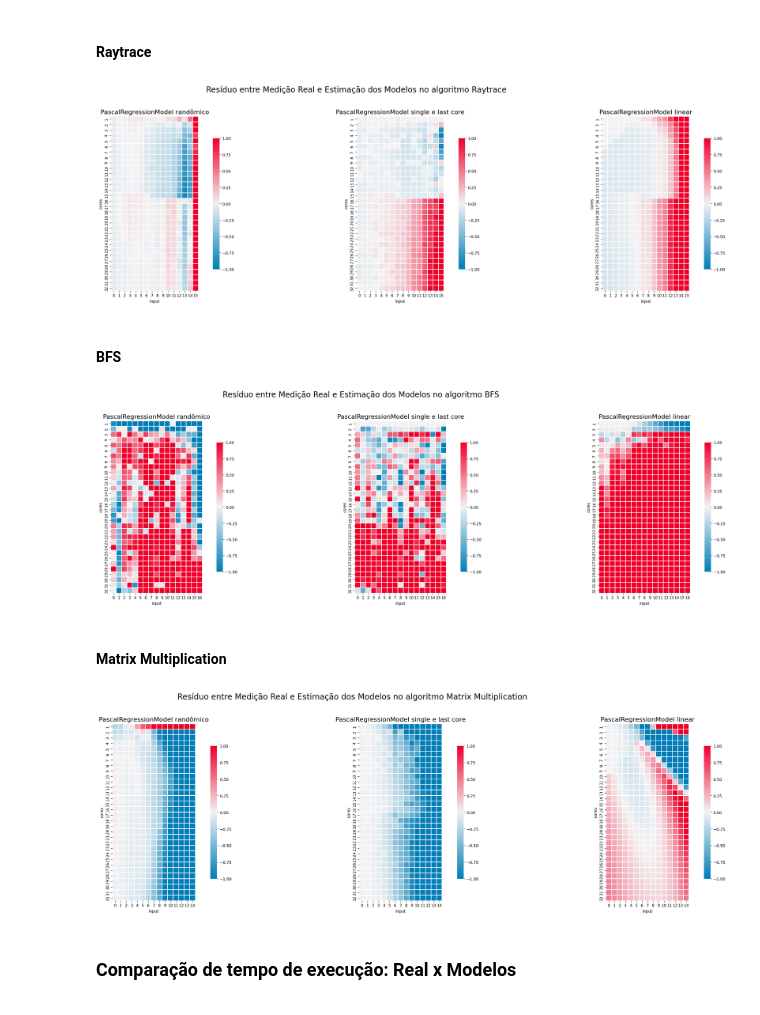
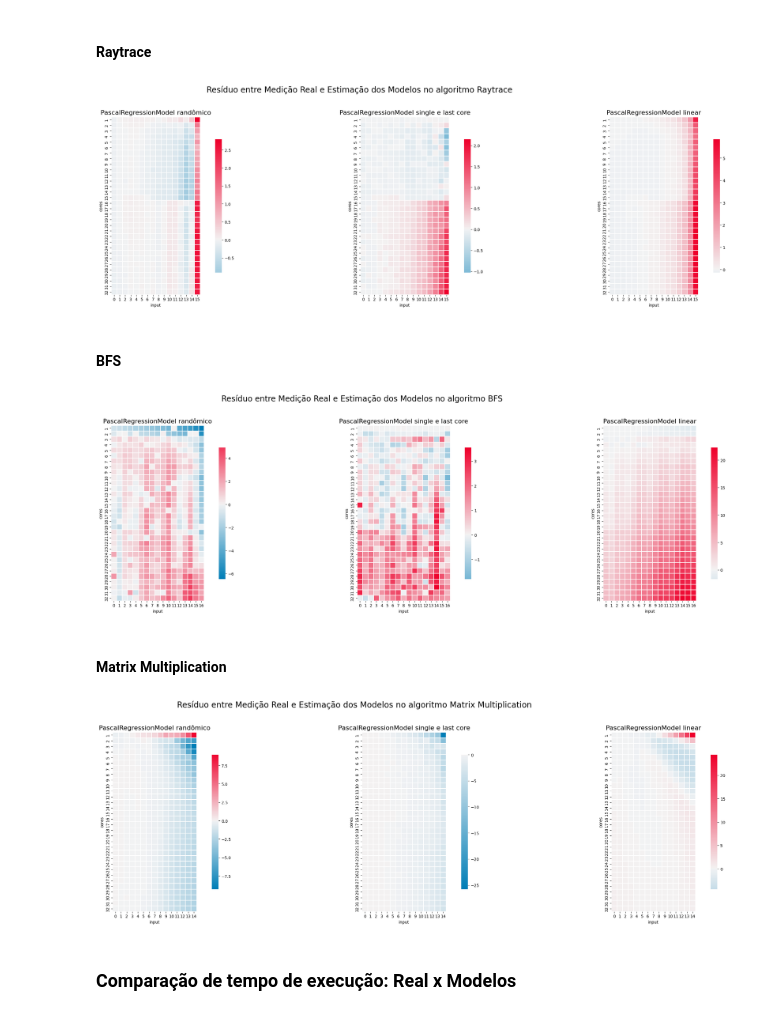
Before and after one commit to matheusslr/pascal-model-tcc, a Jupyter notebook: results_visualization.ipynb, the cells around one changed output. Saved outputs shown, nothing was run; the diff lists cells and outputs as text; code cells hidden in the pictures.

```diff
--- a/results_visualization.ipynb
+++ b/results_visualization.ipynb
@@ -127,8 +127,8 @@ sns.heatmap(
     pivot_random_raytrace,
     cmap=cmap,
     center=0,
-    vmin=-1,
-    vmax=1,
+    # vmin=-1,
+    # vmax=1,
     square=True,
     linewidths=0.01,
     # annot=True,
@@ -145,8 +145,8 @@ sns.heatmap(
     pivot_single_last_raytrace,
     cmap=cmap,
     center=0,
-    vmin=-1,
-    vmax=1,
+    # vmin=-1,
+    # vmax=1,
     square=True,
     linewidths=0.01,
     # annot=True,
@@ -164,8 +164,8 @@ sns.heatmap(
     pivot_linear_raytrace,
     cmap=cmap,
     center=0,
-    vmin=-1,
-    vmax=1,
+    # vmin=-1,
+    # vmax=1,
     square=True,
     linewidths=0.01,
     # annot=True,
@@ -183,7 +183,7 @@ plt.suptitle('Resíduo entre Medição Real e Estimação dos Modelos no algorit
 plt.tight_layout(rect=[0, 0, 1, 0.95])
 plt.show()
 # %% [output]
-[figure, old version]
+[figure, new version]
 # %% [markdown]
 #### BFS
 # %%
@@ -211,8 +211,8 @@ sns.heatmap(
     pivot_random_bfs,
     cmap=cmap,
     center=0,
-    vmin=-1,
-    vmax=1,
+    # vmin=-1,
+    # vmax=1,
     square=True,
     linewidths=0.01,
     # annot=True,
@@ -229,8 +229,8 @@ sns.heatmap(
     pivot_single_last_bfs,
     cmap=cmap,
     center=0,
-    vmin=-1,
-    vmax=1,
+    # vmin=-1,
+    # vmax=1,
     square=True,
     linewidths=0.01,
     # annot=True,
@@ -238,36 +238,36 @@ sns.heatmap(
     annot_kws={"size": 12},
     cbar_kws={"shrink": 0.75},
     xticklabels=True,
     yticklabels=True,
     ax=axes[1]
 )
 axes[1].set_title('PascalRegressionModel single e last core', fontsize=16)
 
 
 sns.heatmap(
     pivot_linear_bfs,
     cmap=cmap,
     center=0,
-    vmin=-1,
-    vmax=1,
+    # vmin=-1,
+    # vmax=1,
     square=True,
     linewidths=0.01,
     # annot=True,
     fmt='.2f',
     annot_kws={"size": 12},
     cbar_kws={"shrink": 0.75},
     xticklabels=True,
     yticklabels=True,
     ax=axes[2]
 )
 axes[2].set_title('PascalRegressionModel linear', fontsize=16)
 
 plt.suptitle('Resíduo entre Medição Real e Estimação dos Modelos no algoritmo BFS', fontsize=20)
 
 plt.tight_layout(rect=[0, 0, 1, 0.95])
 plt.show()
 # %% [output]
-[figure, old version]
+[figure, new version]
 # %% [markdown]
 #### Matrix Multiplication
 # %%
@@ -295,8 +295,8 @@ sns.heatmap(
     pivot_random_mm,
     cmap=cmap,
     center=0,
-    vmin=-1,
-    vmax=1,
+    # vmin=-1,
+    # vmax=1,
     square=True,
     linewidths=0.01,
     # annot=True,
@@ -313,8 +313,8 @@ sns.heatmap(
     pivot_single_last_mm,
     cmap=cmap,
     center=0,
-    vmin=-1,
-    vmax=1,
+    # vmin=-1,
+    # vmax=1,
     square=True,
     linewidths=0.01,
     # annot=True,
@@ -332,8 +332,8 @@ sns.heatmap(
     pivot_linear_mm,
     cmap=cmap,
     center=0,
-    vmin=-1,
-    vmax=1,
+    # vmin=-1,
+    # vmax=1,
     square=True,
     linewidths=0.01,
     # annot=True,
@@ -351,7 +351,7 @@ plt.suptitle('Resíduo entre Medição Real e Estimação dos Modelos no algorit
 plt.tight_layout(rect=[0, 0, 1, 0.95])
 plt.show()
 # %% [output]
-[figure, old version]
+[figure, new version]
 # %% [markdown]
 ### Comparação de tempo de execução: Real x Modelos
 # %%
```
Also changed, not shown: parts of 1 cell of this notebook.
